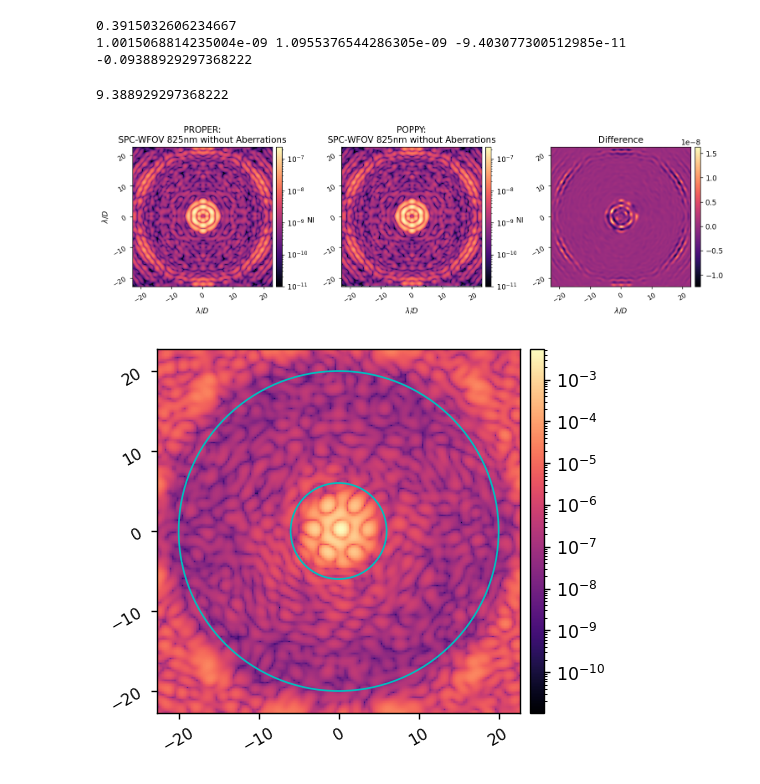
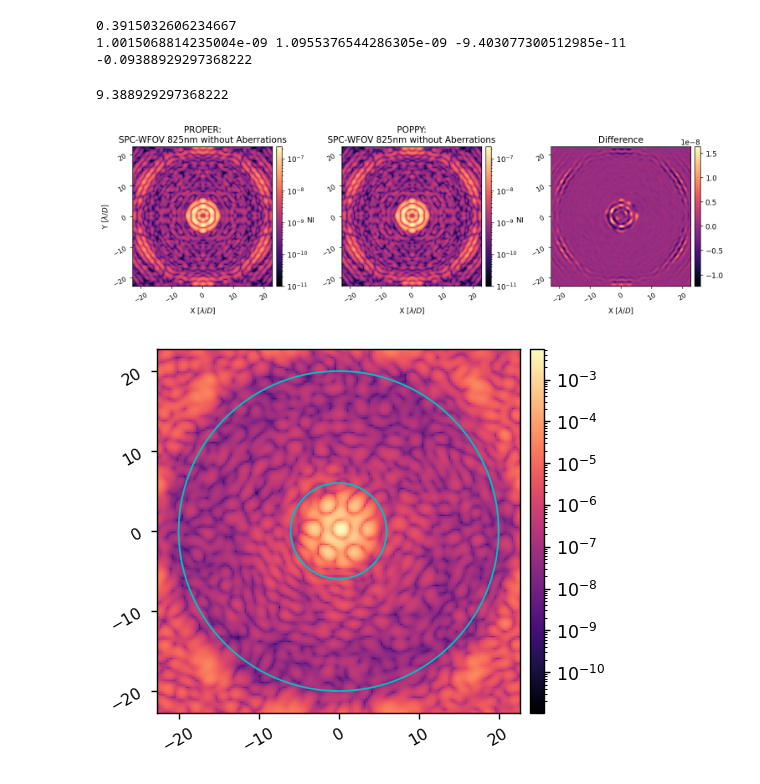
Before and after one commit to kian1377/roman-cgi-iefc, a Jupyter notebook: poppy_spc_wide_825_tests.ipynb, the cells around one changed output. Saved outputs shown, nothing was run; the diff lists cells and outputs as text; code cells hidden in the pictures.

Commit message:
cleaning up some of the plots and notebooks

```diff
--- a/poppy_spc_wide_825_tests.ipynb
+++ b/poppy_spc_wide_825_tests.ipynb
@@ -78,25 +78,25 @@ vmax = np.max(np.concatenate([proper_im, poppy_im]))
 # %%
 imname = 'SPC-WFOV 825nm without Aberrations'
 print(100*abs(mean_ratio))
 fig,ax = imshow3(proper_im, poppy_im, diff,
                 'PROPER:\n'+imname, 'POPPY:\n'+imname, f'Difference',
                 lognorm1=True, lognorm2=True,
                 vmin1=1e-11, vmin2=1e-11,
                 vmax1=vmax, vmax2=vmax,
                 # lognorm3=True, vmin3=1e-6, vmax3=vmax,
                 pxscl=mode.psf_pixelscale_lamD,
-                xlabel='$\lambda/D$',
+                xlabel='X [$\lambda/D$]',
                 cbar1_label='NI', cbar2_label='NI',
                 wspace=0.4,
                 return_fig=True, display_fig=False,
         )
 
-ax[0].set_ylabel('$\lambda/D$')
-fig.savefig('spc_wfov_825_unaberrated.pdf', format='pdf', bbox_inches="tight")
+ax[0].set_ylabel('Y [$\lambda/D$]')
+fig.savefig('figs/spc_wfov_825_unaberrated.pdf', format='pdf', bbox_inches="tight")
 display(fig)
 # %% [output]
 9.388929297368222
-[figure, old version]
+[figure, new version]
 # %%
 reload(cgi_phasec_poppy.cgi)
 mode = cgi_phasec_poppy.cgi.CGI(cgi_mode='spc-wide',
```
Also changed, not shown: parts of 1 cell of this notebook, 3 other files.
